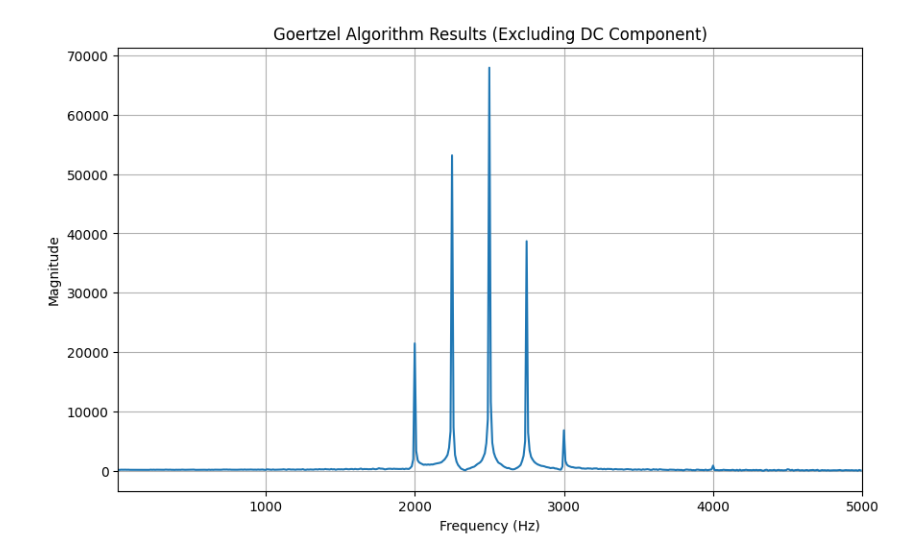
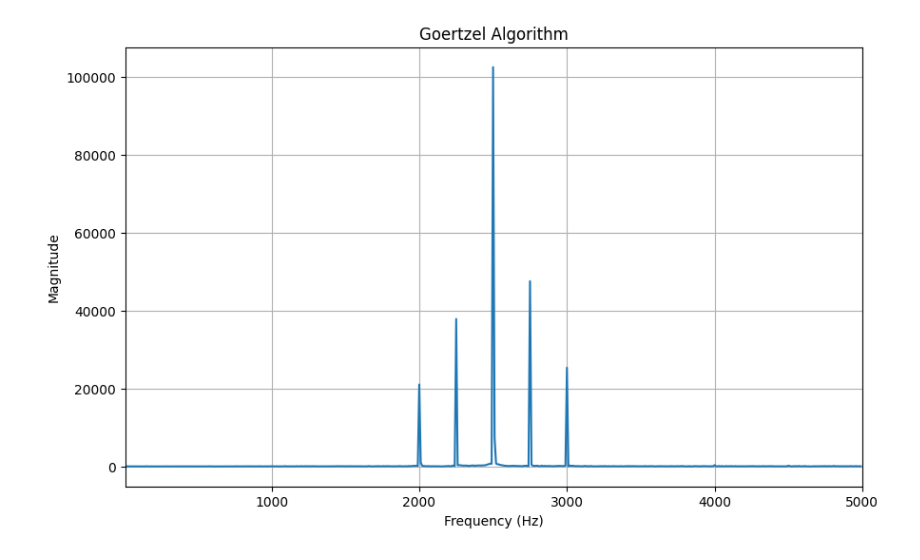
Before and after one commit to aqsnyder/playground, a Jupyter notebook: 5_freq_gtzl.ipynb, the cells around one changed output. Cells and saved outputs as stored; diff of their text form; code cells hidden in the pictures.

```diff
--- a/5_freq_gtzl.ipynb
+++ b/5_freq_gtzl.ipynb
@@ -2,6 +2,7 @@
 import numpy as np
 import pandas as pd
 import matplotlib.pyplot as plt
+from scipy.signal import hamming
 
 def optimized_goertzel(x, k):
     '''https://www.dsprelated.com/showarticle/495.php'''
@@ -17,8 +18,9 @@ def optimized_goertzel(x, k):
         y1 = y0
     return 2*np.hypot(y1*np.cos(B)-y2*np.cos(A*N), y2*np.sin(A*N)-y1*np.sin(B))/N
 
-# file_path = '5_freq_65536.xlsx'
-file_path = '5_freq_131072.xlsx'
+# Replace 'file_path' with the actual path to your Excel file
+file_path = '5_freq_65536.xlsx'
+# file_path = '5_freq_131072.xlsx'
 
 # Reading the Excel file
 try:
@@ -26,33 +28,37 @@ try:
 except Exception as e:
     print(f"An error occurred: {e}")
 
 # Constants
 sample_rate = 250000  # Sample rate in Hz
 N = len(df)
+
+# Apply a Hamming window to the data
+window = hamming(N)
+windowed_signal = df.iloc[:, 1].to_numpy() * window
 
 # Frequency range and bin size
 start_freq = 10  # Starting frequency in Hz (excluding DC component)
 end_freq = 5000  # Ending frequency in Hz
 freq_step = 10  # Frequency step in Hz
 
 # Frequencies for analysis
 frequencies = np.arange(start_freq, end_freq, freq_step)
 
 # Computing the Goertzel for each frequency
 goertzel_magnitudes = []
 for freq in frequencies:
     k = int(freq * N / sample_rate)
-    magnitude = optimized_goertzel(df.iloc[:, 1].to_numpy(), k)
+    magnitude = optimized_goertzel(windowed_signal, k)
     goertzel_magnitudes.append(magnitude)
 
 # Plotting the results with a line plot
 plt.figure(figsize=(10, 6))
 plt.plot(frequencies, goertzel_magnitudes)
-plt.title("Goertzel Algorithm Results (Excluding DC Component)")
+plt.title("Goertzel Algorithm")
 plt.xlabel("Frequency (Hz)")
 plt.ylabel("Magnitude")
 plt.xlim([start_freq, end_freq])
 plt.grid()
 plt.show()
 # %% [output]
-[figure, old version]
+[figure, new version]
```
